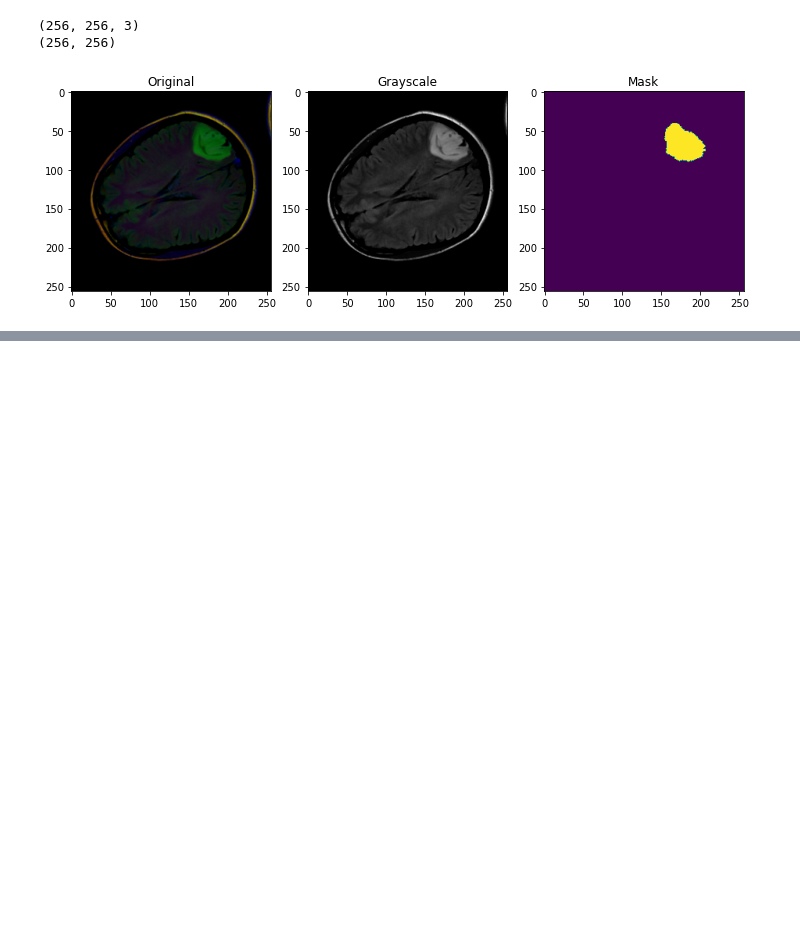
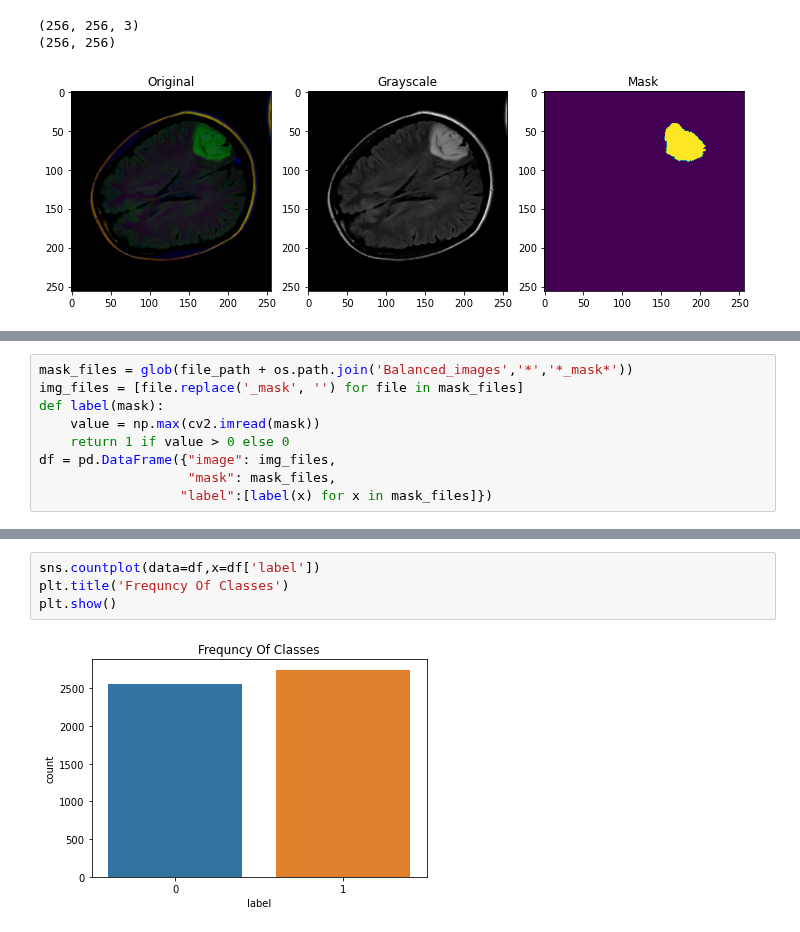
Before and after one commit to FgSurewin/Brain_Tumor_Project, a Jupyter notebook: notebooks/Niloufar_BlancedData_Augmentation.ipynb, the cells around one changed output, grey strips where cells are left out. Cells and saved outputs as stored; diff of their text form; blank space fills up the shorter version.

Commit message:
Displaying balanced classes

```diff
--- a/notebooks/Niloufar_BlancedData_Augmentation.ipynb
+++ b/notebooks/Niloufar_BlancedData_Augmentation.ipynb
@@ -117,0 +132,9 @@ Display_img_mask2(transformed_image, transformed_mask)
+# %%
+mask_files = glob(file_path + os.path.join('Balanced_images','*','*_mask*'))
+img_files = [file.replace('_mask', '') for file in mask_files]
+def label(mask):
+    value = np.max(cv2.imread(mask))
+    return 1 if value > 0 else 0
+df = pd.DataFrame({"image": img_files,
+                   "mask": mask_files,
+                  "label":[label(x) for x in mask_files]})
@@ -117,0 +148,6 @@ Display_img_mask2(transformed_image, transformed_mask)
+# %%
+sns.countplot(data=df,x=df['label'])
+plt.title('Frequncy Of Classes')
+plt.show()
+# %% [output]
+[figure, added]
```
Also changed, not shown: parts of 7 cells of this notebook.
